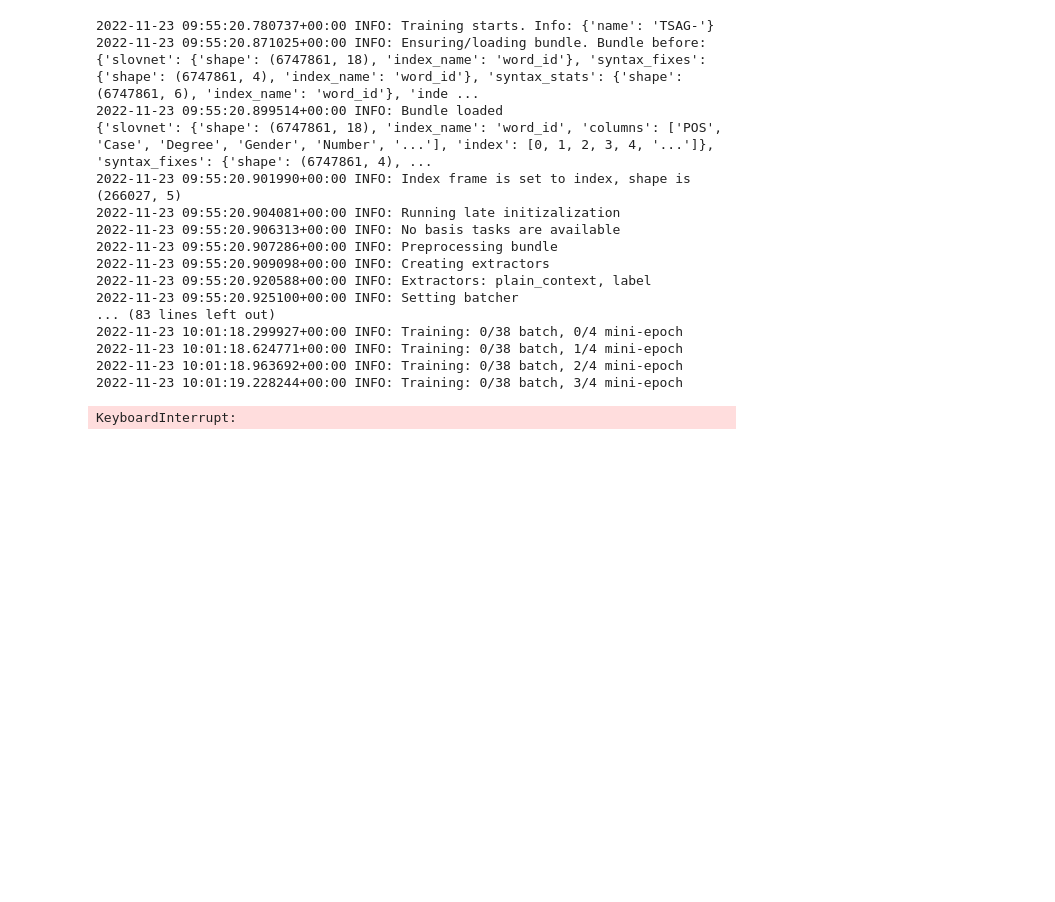
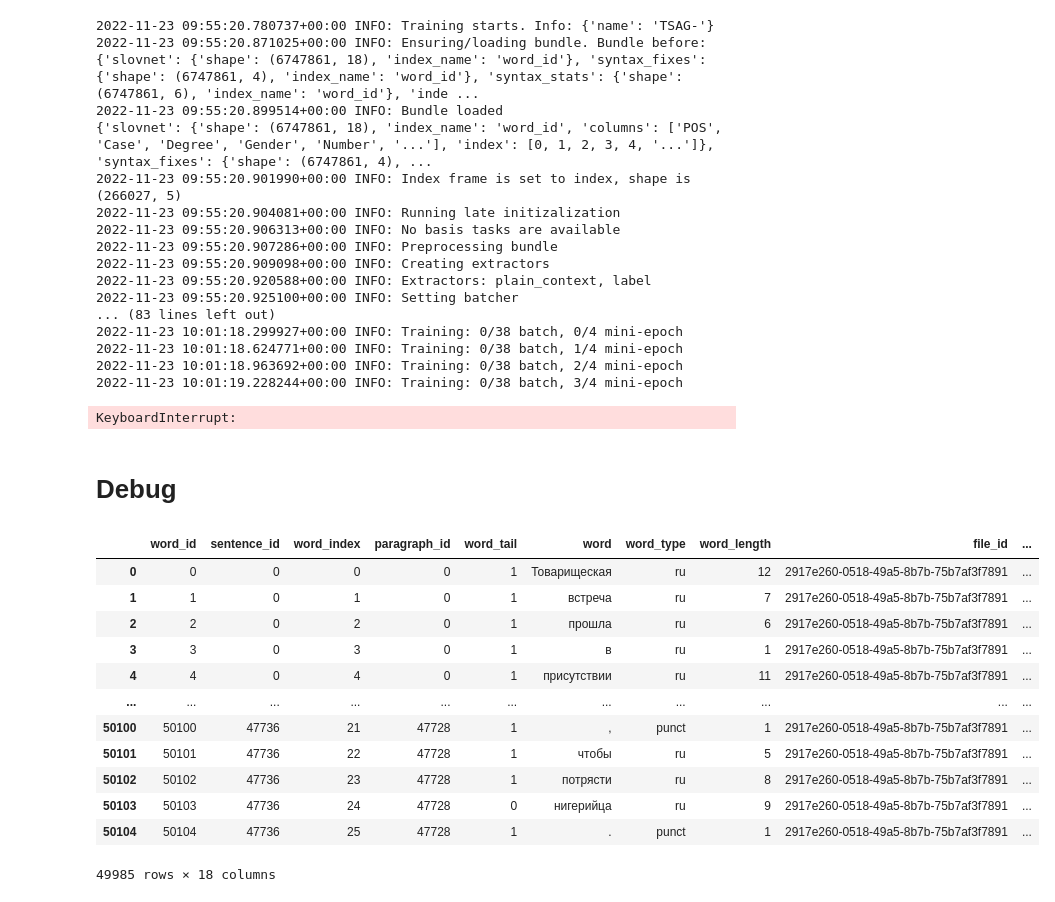
Before and after one commit to okulovsky/grammar_ru, a Jupyter notebook: research/alternative/research.ipynb, the cells around one changed output. Cells and saved outputs as stored; diff of their text form; code cells hidden in the pictures; blank space fills up the shorter version.

```diff
--- a/research/alternative/n_nn/research.ipynb
+++ b/research/alternative/research.ipynb
@@ -145,3 +165,27 @@ result = run_training.run_local(bundle_path)
 2022-11-23 10:01:18.963692+00:00 INFO: Training: 0/38 batch, 2/4 mini-epoch
 2022-11-23 10:01:19.228244+00:00 INFO: Training: 0/38 batch, 3/4 mini-epoch
 KeyboardInterrupt:
+# %% [markdown]
+# Debug
+# %%
+reader = CorpusReader(Loc.bundles_path/'chtoby/prepare/raw/raw.zip')
+# %%
+frames = reader.get_frames()
+# %%
+frame = frames.first()
+# %%
+frame
+# %% [output]
+|  | word_id | sentence_id | word_index | paragraph_id | word_tail | word | word_type | word_length | file_id | ... |
+| 0 | 0 | 0 | 0 | 0 | 1 | Товарищеская | ru | 12 | 2917e260-0518-49a5-8b7b-75b7af3f7891 | ... |
+| 1 | 1 | 0 | 1 | 0 | 1 | встреча | ru | 7 | 2917e260-0518-49a5-8b7b-75b7af3f7891 | ... |
+| 2 | 2 | 0 | 2 | 0 | 1 | прошла | ru | 6 | 2917e260-0518-49a5-8b7b-75b7af3f7891 | ... |
+| 3 | 3 | 0 | 3 | 0 | 1 | в | ru | 1 | 2917e260-0518-49a5-8b7b-75b7af3f7891 | ... |
+| 4 | 4 | 0 | 4 | 0 | 1 | присутствии | ru | 11 | 2917e260-0518-49a5-8b7b-75b7af3f7891 | ... |
+| ... | ... | ... | ... | ... | ... | ... | ... | ... | ... | ... |
+| 50100 | 50100 | 47736 | 21 | 47728 | 1 | , | punct | 1 | 2917e260-0518-49a5-8b7b-75b7af3f7891 | ... |
+| 50101 | 50101 | 47736 | 22 | 47728 | 1 | чтобы | ru | 5 | 2917e260-0518-49a5-8b7b-75b7af3f7891 | ... |
+| 50102 | 50102 | 47736 | 23 | 47728 | 1 | потрясти | ru | 8 | 2917e260-0518-49a5-8b7b-75b7af3f7891 | ... |
+| 50103 | 50103 | 47736 | 24 | 47728 | 0 | нигерийца | ru | 9 | 2917e260-0518-49a5-8b7b-75b7af3f7891 | ... |
+| 50104 | 50104 | 47736 | 25 | 47728 | 1 | . | punct | 1 | 2917e260-0518-49a5-8b7b-75b7af3f7891 | ... |
+49985 rows × 18 columns
```
Also changed, not shown: parts of 32 cells of this notebook, 1 other file.
